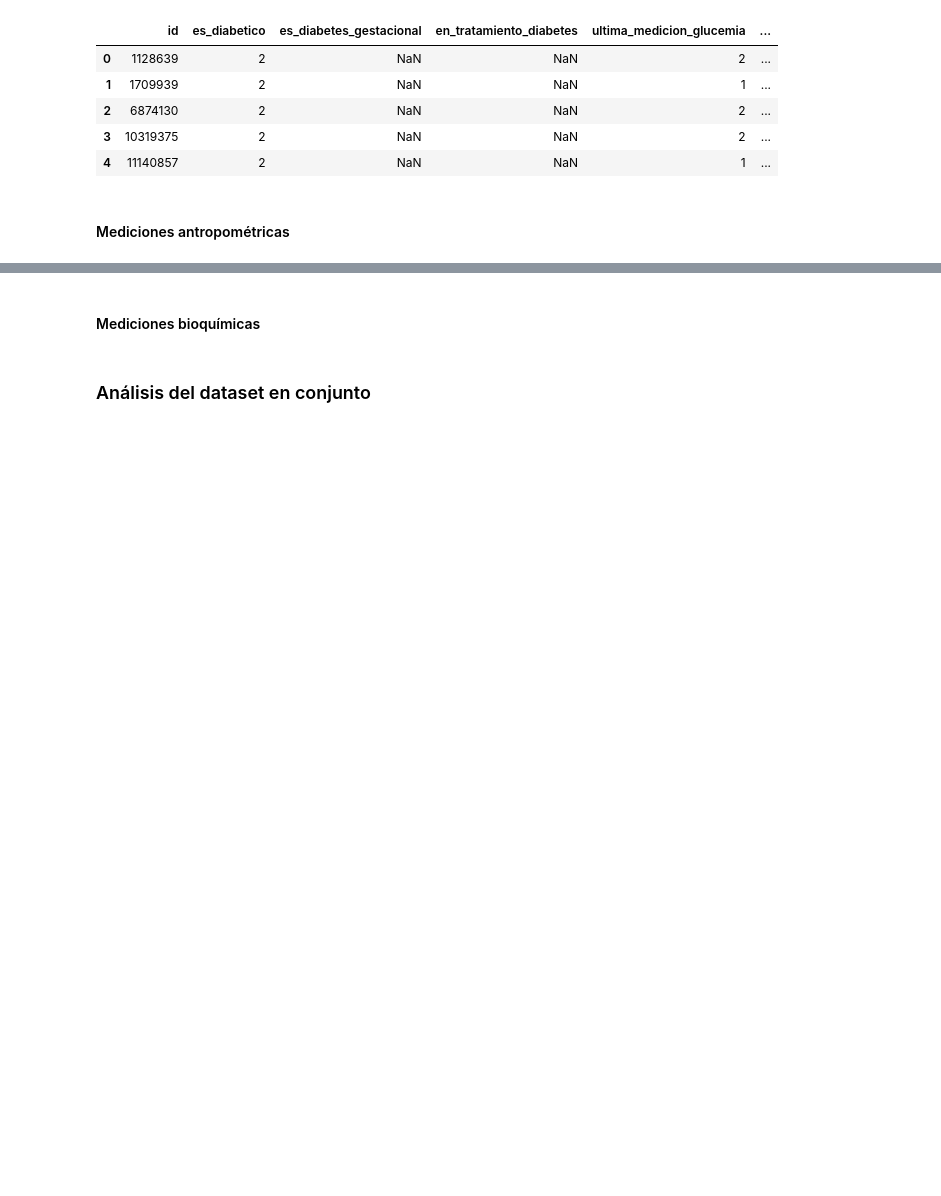
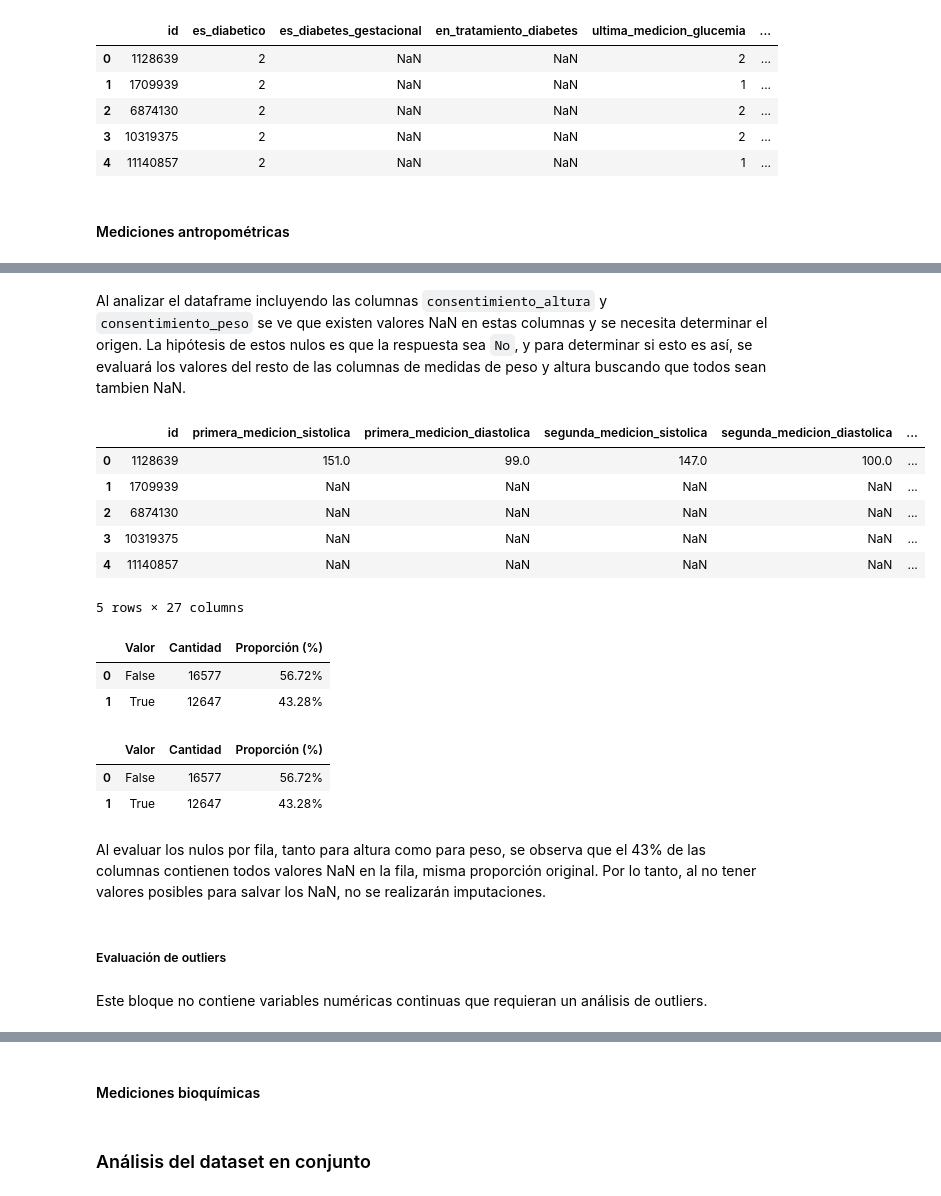
Before and after one commit to Data-Science-YPF/factores_riesgo, a Jupyter notebook: analisisBD.ipynb, the cells around one changed output, grey strips where cells are left out. Saved outputs shown, nothing was run; the diff lists cells and outputs as text; code cells hidden in the pictures; blank space fills up the shorter version.

```diff
--- a/analisisBD.ipynb
+++ b/analisisBD.ipynb
@@ -1043,0 +1256,45 @@ diabetes.head(5)
+# %% [markdown]
+Al analizar el dataframe incluyendo las columnas `consentimiento_altura` y `consentimiento_peso` se ve que existen valores NaN en estas columnas y se necesita determinar el origen. La hipótesis de estos nulos es que la respuesta sea `No`, y para determinar si esto es así, se evaluará los valores del resto de las columnas de medidas de peso y altura buscando que todos sean tambien NaN.
+# %%
+# Union de dataframes por la columna 'id', utilizando 'inner join' como metodo de union
+dfs = [
+    ma_aux,
+    mediciones_antropometricas_raw[['id', 'medicion_altura', 'medicion_peso']]
+]
+ma_aux = reduce(lambda left, right: pd.merge(left, right, on='id', how='inner'), dfs)
+
+ma_aux.head(5)
+# %% [output]
+|  | id | primera_medicion_sistolica | primera_medicion_diastolica | segunda_medicion_sistolica | segunda_medicion_diastolica | ... |
+| 0 | 1128639 | 151.0 | 99.0 | 147.0 | 100.0 | ... |
+| 1 | 1709939 | NaN | NaN | NaN | NaN | ... |
+| 2 | 6874130 | NaN | NaN | NaN | NaN | ... |
+| 3 | 10319375 | NaN | NaN | NaN | NaN | ... |
+| 4 | 11140857 | NaN | NaN | NaN | NaN | ... |
+5 rows × 27 columns
+# %%
+# Determinar valores NaN en consentimiento_altura y medicion_altura
+ma_aux['altura_fila_nan'] = ma_aux['consentimiento_altura'].isnull() & ma_aux['medicion_altura'].isnull()
+
+# Determinar la cantidad y porcentaje de True y False para la columna altura_fila_nan
+mostrar_valores_columna(ma_aux, 'altura_fila_nan')
+# %% [output]
+|  | Valor | Cantidad | Proporción (%) |
+| 0 | False | 16577 | 56.72% |
+| 1 | True | 12647 | 43.28% |
+# %%
+# Determinar valores NaN en consentimiento_peso y medicion_peso
+ma_aux['peso_fila_nan'] = ma_aux['consentimiento_peso'].isnull() & ma_aux['medicion_peso'].isnull()
+
+# Determinar la cantidad y porcentaje de True y False para la columna peso_fila_nan
+mostrar_valores_columna(ma_aux, 'peso_fila_nan')
+# %% [output]
+|  | Valor | Cantidad | Proporción (%) |
+| 0 | False | 16577 | 56.72% |
+| 1 | True | 12647 | 43.28% |
+# %% [markdown]
+Al evaluar los nulos por fila, tanto para altura como para peso, se observa que el 43% de las columnas contienen todos valores NaN en la fila, misma proporción original. Por lo tanto, al no tener valores posibles para salvar los NaN, no se realizarán imputaciones.
+# %% [markdown]
+##### Evaluación de outliers
+# %% [markdown]
+Este bloque no contiene variables numéricas continuas que requieran un análisis de outliers.
```
Also changed, not shown: parts of 40 cells of this notebook, 4 other files.
